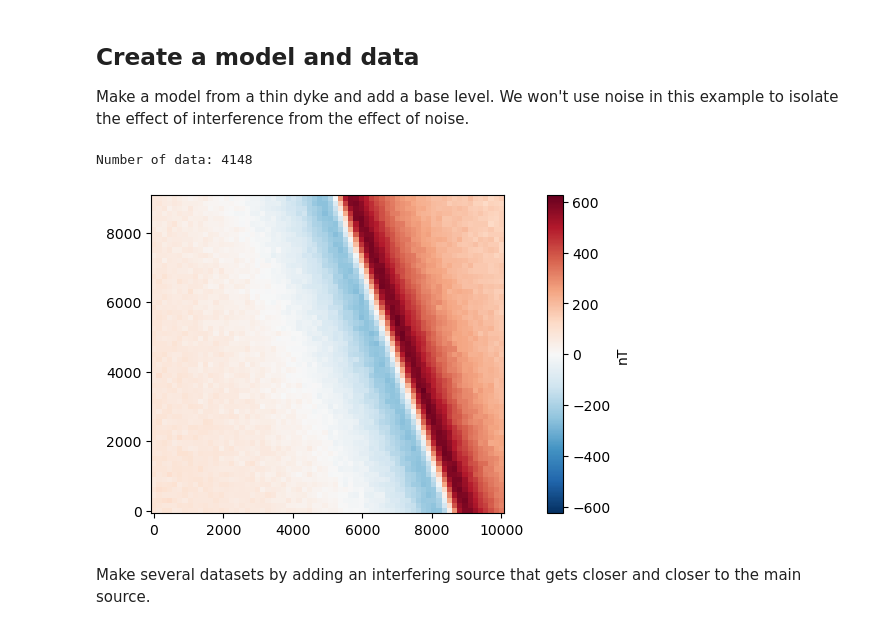
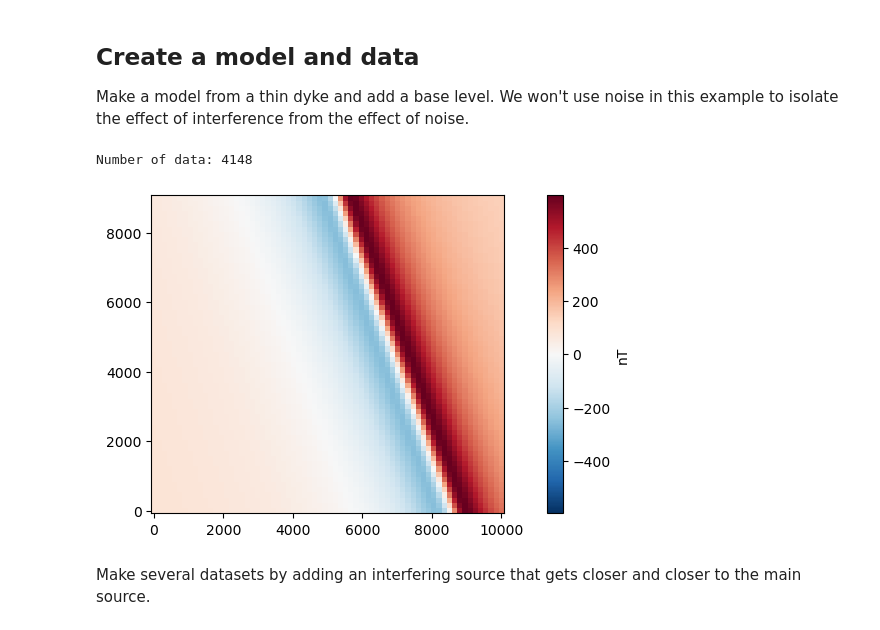
Before and after one commit to compgeolab/euler-inversion, a Jupyter notebook: code/synthetic-interfering-sources-dykes.ipynb, the cells around one changed output. Saved outputs shown, nothing was run; the diff lists cells and outputs as text; code cells hidden in the pictures.

```diff
--- a/code/synthetic-interfering-sources-dykes.ipynb
+++ b/code/synthetic-interfering-sources-dykes.ipynb
@@ -33,36 +33,34 @@ magnetic_field = hm.prism_magnetic(
     euler.rotate_coordinates(coordinates, azimuth),
     prisms=[
         dike_coordinates_rotated[0] - 100,
         dike_coordinates_rotated[0] + 100,
         dike_coordinates_rotated[1] - 100e3,
         dike_coordinates_rotated[1] + 100e3,
         dike_coordinates_rotated[2] - 5e3,
         dike_coordinates_rotated[2],
     ],
     magnetization=hm.magnetic_angles_to_vec(intensity, inclination, declination + azimuth),
     field="b",
 )
 magnetic_anomaly = sum(b * f for b, f in zip(magnetic_field, main_field))
 
 # Add the base level
 base_level = 100  # nT
 magnetic_anomaly += base_level
 
-magnetic_anomaly += np.random.default_rng(42).normal(0, 10, magnetic_anomaly.shape)
-
 print(f"Number of data: {magnetic_anomaly.size}")
 
 fig, ax = plt.subplots(1, 1, figsize=(6, 3.5), layout="constrained")
 ax.set_aspect("equal")
 scale = vd.maxabs(magnetic_anomaly)
 tmp = ax.pcolormesh(
     *coordinates[:2], magnetic_anomaly, cmap="RdBu_r", vmin=-scale, vmax=scale
 )
 fig.colorbar(tmp, label="nT")
 plt.show()
 # %% [output]
 Number of data: 4148
-[figure, old version]
+[figure, new version]
 # %% [markdown]
 Make several datasets by adding an interfering source that gets closer and closer to the main source.
 # %%
```
Also changed, not shown: parts of 2 cells of this notebook, 4 other files.
